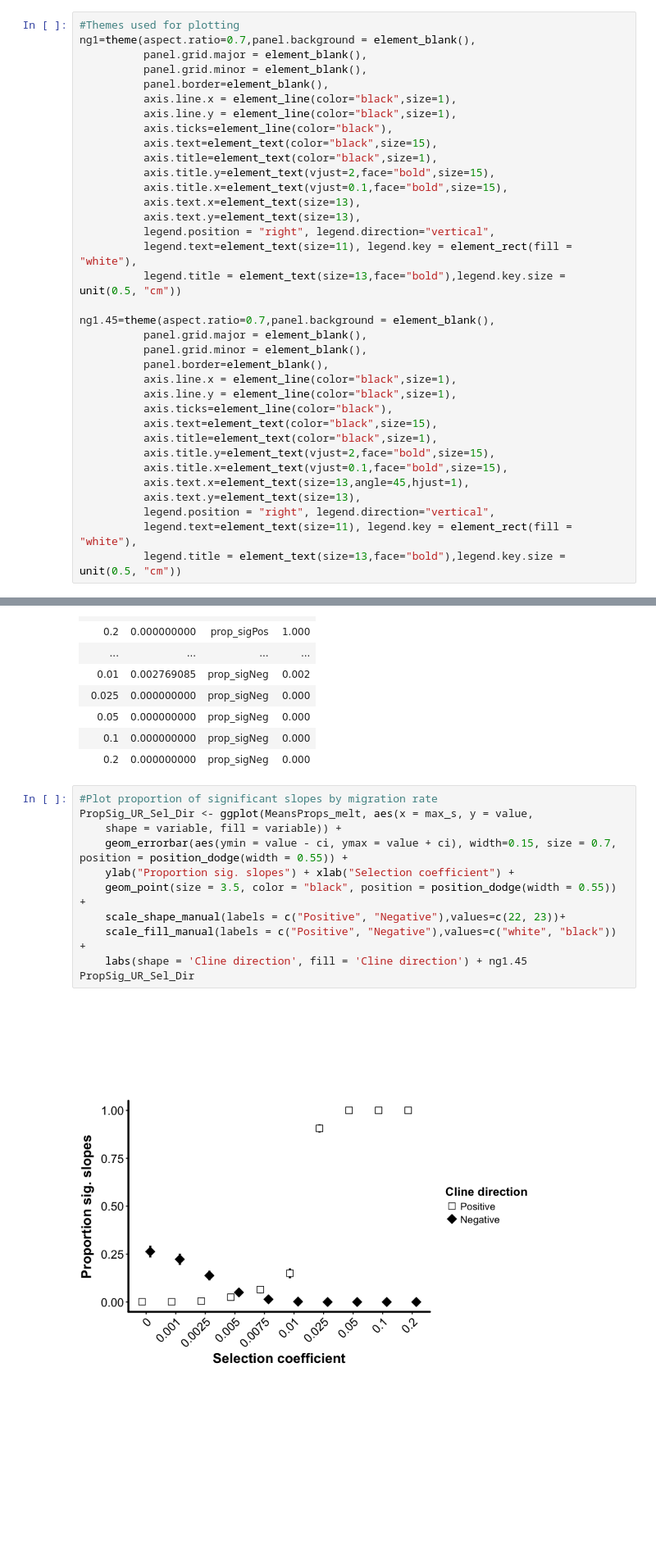
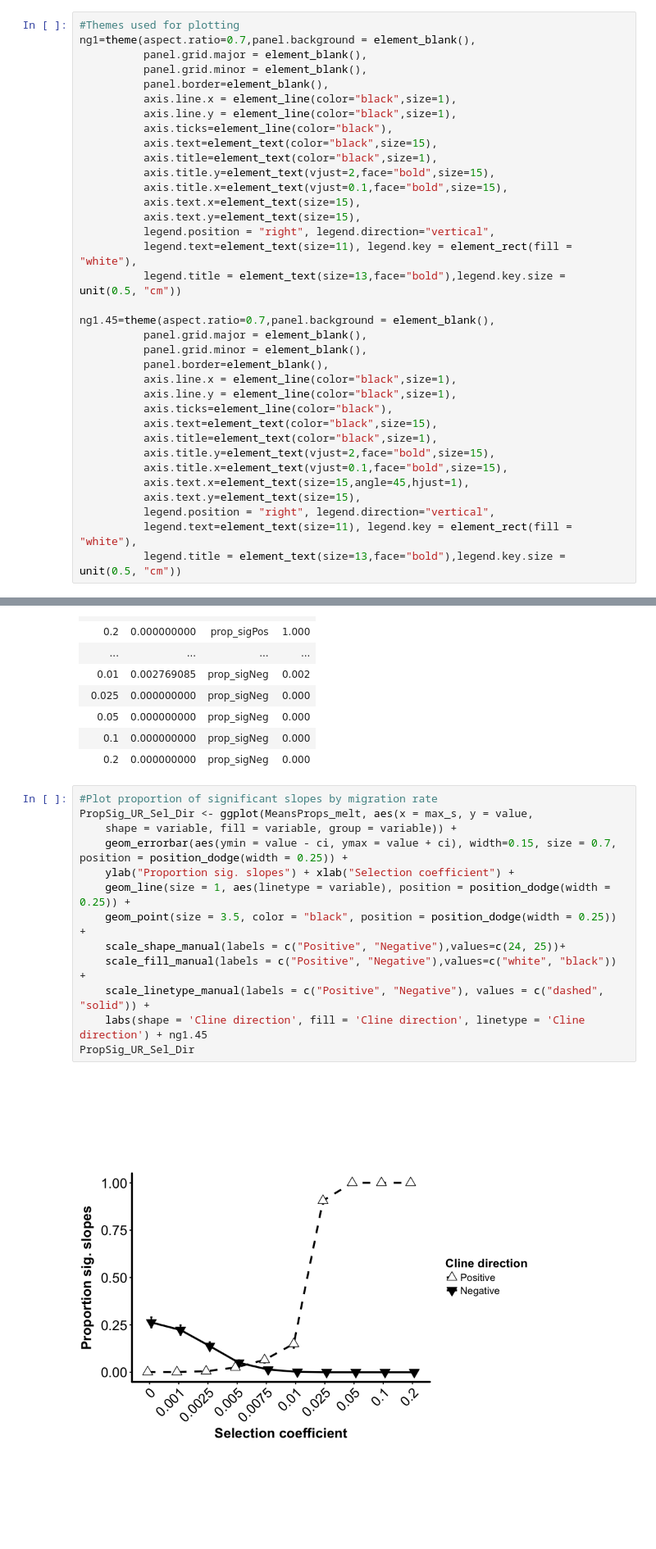
Before and after one commit to James-S-Santangelo/Simulating-Evolutionary-Clines-SEC-, a Jupyter notebook: SEC_Notebooks/R_Notebooks/allFill_Kvary_U-R_Selection.ipynb, the cells around one changed output, grey strips where cells are left out. Shown at 82% size. Saved outputs shown, nothing was run; the diff lists cells and outputs as text; blank space fills up the shorter version.

```diff
--- a/SEC_Notebooks/R_Notebooks/allFill_Kvary_U-R_Selection.ipynb
+++ b/SEC_Notebooks/R_Notebooks/allFill_Kvary_U-R_Selection.ipynb
@@ -95,8 +77,8 @@ ng1=theme(aspect.ratio=0.7,panel.background = element_blank(),
           axis.title=element_text(color="black",size=1),
           axis.title.y=element_text(vjust=2,face="bold",size=15),
           axis.title.x=element_text(vjust=0.1,face="bold",size=15),
-          axis.text.x=element_text(size=13),
-          axis.text.y=element_text(size=13),
+          axis.text.x=element_text(size=15),
+          axis.text.y=element_text(size=15),
           legend.position = "right", legend.direction="vertical",
           legend.text=element_text(size=11), legend.key = element_rect(fill = "white"),
           legend.title = element_text(size=13,face="bold"),legend.key.size = unit(0.5, "cm"))
@@ -112,8 +94,8 @@ ng1.45=theme(aspect.ratio=0.7,panel.background = element_blank(),
           axis.title=element_text(color="black",size=1),
           axis.title.y=element_text(vjust=2,face="bold",size=15),
           axis.title.x=element_text(vjust=0.1,face="bold",size=15),
-          axis.text.x=element_text(size=13,angle=45,hjust=1),
-          axis.text.y=element_text(size=13),
+          axis.text.x=element_text(size=15,angle=45,hjust=1),
+          axis.text.y=element_text(size=15),
           legend.position = "right", legend.direction="vertical",
           legend.text=element_text(size=11), legend.key = element_rect(fill = "white"),
           legend.title = element_text(size=13,face="bold"),legend.key.size = unit(0.5, "cm"))
@@ -203,16 +205,18 @@ MeansProps_melt
 # %%
 #Plot proportion of significant slopes by migration rate
 PropSig_UR_Sel_Dir <- ggplot(MeansProps_melt, aes(x = max_s, y = value,
-    shape = variable, fill = variable)) +
-    geom_errorbar(aes(ymin = value - ci, ymax = value + ci), width=0.15, size = 0.7, position = position_dodge(width = 0.55)) +
+    shape = variable, fill = variable, group = variable)) +
+    geom_errorbar(aes(ymin = value - ci, ymax = value + ci), width=0.15, size = 0.7, position = position_dodge(width = 0.25)) +
     ylab("Proportion sig. slopes") + xlab("Selection coefficient") +
-    geom_point(size = 3.5, color = "black", position = position_dodge(width = 0.55)) +
-    scale_shape_manual(labels = c("Positive", "Negative"),values=c(22, 23))+
+    geom_line(size = 1, aes(linetype = variable), position = position_dodge(width = 0.25)) +
+    geom_point(size = 3.5, color = "black", position = position_dodge(width = 0.25)) +
+    scale_shape_manual(labels = c("Positive", "Negative"),values=c(24, 25))+
     scale_fill_manual(labels = c("Positive", "Negative"),values=c("white", "black")) +
-    labs(shape = 'Cline direction', fill = 'Cline direction') + ng1.45
+    scale_linetype_manual(labels = c("Positive", "Negative"), values = c("dashed", "solid")) +
+    labs(shape = 'Cline direction', fill = 'Cline direction', linetype = 'Cline direction') + ng1.45
 PropSig_UR_Sel_Dir
 # %% [output]
-[figure, old version]
+[figure, new version]
 # %%
 path = "~/Documents/Academia/Doctorate_PhD/Projects/SEC_Simulating.evolutionary.clines/SEC_Git/SEC_Figures"
 
```
Also changed, not shown: parts of 5 cells of this notebook, 10 other files.
